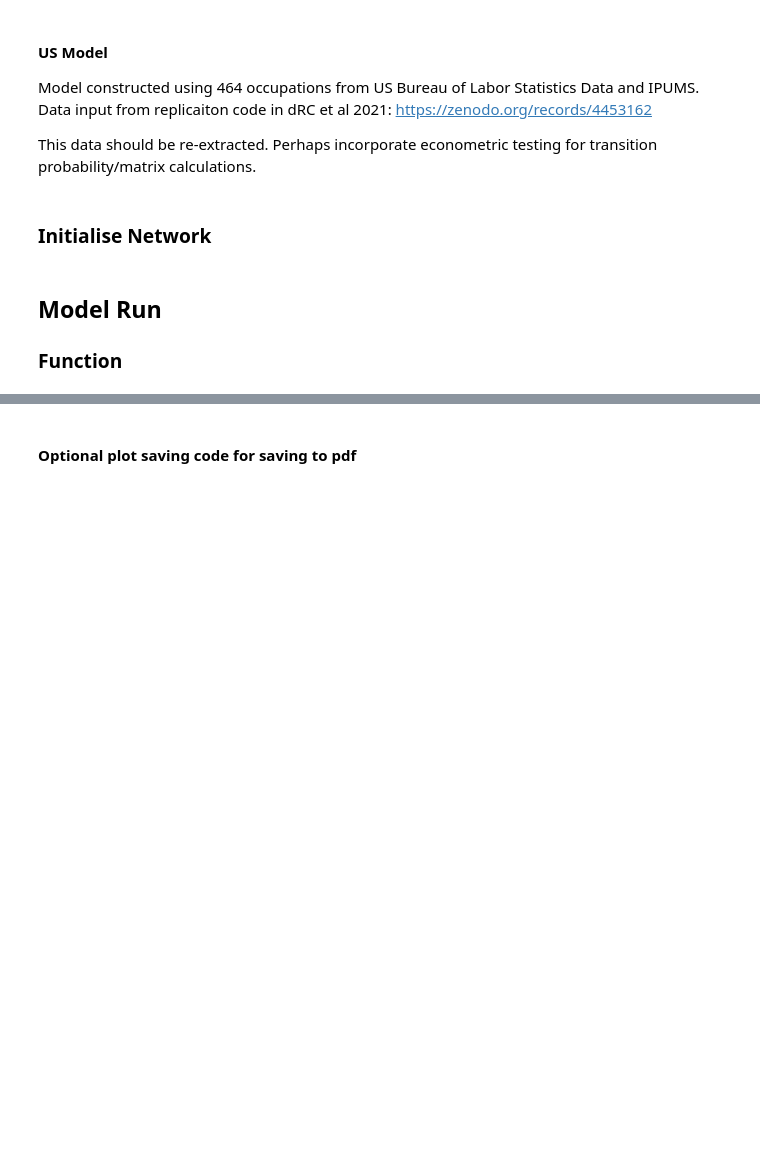
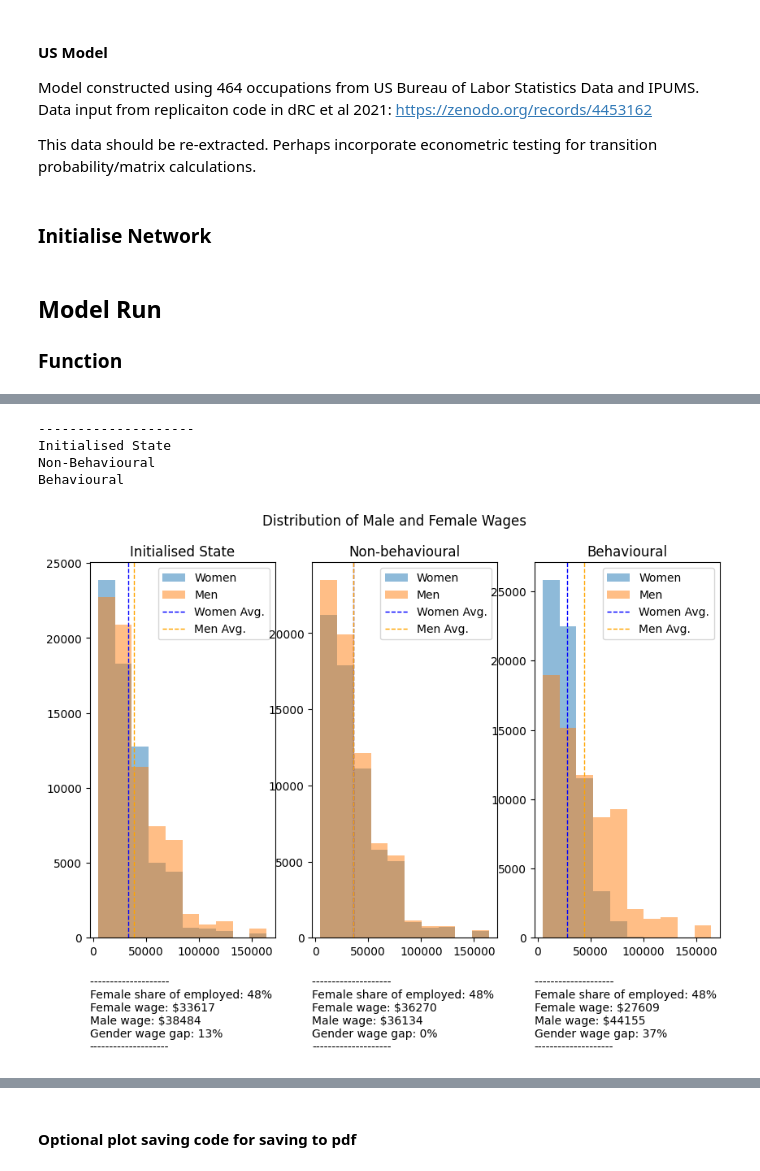
Before and after one commit to ebbam/transition_abm, a Jupyter notebook: code/usa_transition_abm_numpy.ipynb, the cells around one changed output, grey strips where cells are left out. Saved outputs shown, nothing was run; the diff lists cells and outputs as text; code cells hidden in the pictures; blank space fills up the shorter version.

Commit message:
USA transition with first attempt at gender gap and LTUER

```diff
--- a/code/usa_transition_abm_numpy.ipynb
+++ b/code/usa_transition_abm_numpy.ipynb
@@ -612,0 +544,56 @@ Gender wage gap:  37 %
+# %%
+# Confirm a wage gap in the init state and behavioural models! A little high in the behavioural model...and 0 in the non-behavioural....
+fig, ax = plt.subplots(1, 3, figsize=(10, 6))
+print("--------------------")
+for i, k in enumerate([net, net_nonbehav, net_behav]):
+    emp_counter = 0
+    women = 0
+    men = 0
+
+    w_wages = []
+    m_wages = []
+
+    w_wage = 0
+    m_wage = 0
+
+    for occ in k:
+        emp_counter += len(occ.list_of_employed)
+        women += len([wrkr for wrkr in occ.list_of_employed if wrkr.female])
+        men += len([wrkr for wrkr in occ.list_of_employed if not(wrkr.female)])
+        w_wages.extend([wrkr.wage for wrkr in occ.list_of_employed if wrkr.female])
+        m_wages.extend([wrkr.wage for wrkr in occ.list_of_employed if not(wrkr.female)])
+        w_wage += sum([wrkr.wage for wrkr in occ.list_of_employed if wrkr.female])
+        m_wage += sum([wrkr.wage for wrkr in occ.list_of_employed if not(wrkr.female)])
+
+
+    if k == net_nonbehav:
+        print("Non-Behavioural")
+    elif k == net_behav:
+        print("Behavioural")
+    elif k == net:
+        print("Initialised State")
+
+    t= "-------------------- \n" +"Female share of employed: " + str(round((women/emp_counter)*100)) + "% \n" + "Female wage: $" + str(round(w_wage/women)) + "\n" + "Male wage: $" + str(round(m_wage/men)) + "\n" + "Gender wage gap: " + str(round(100*(1 - (w_wage/women)/(m_wage/men)))) + "%" + "\n" + "--------------------"
+
+    n_bins = 10
+    women = np.array(w_wages)
+    men = np.array(m_wages)
+
+    # We can set the number of bins with the *bins* keyword argument.
+    ax[i].hist(women, bins=n_bins, alpha = 0.5, label = 'Women')
+    ax[i].hist(men, bins=n_bins, alpha = 0.5, label = 'Men')
+    ax[i].axvline(women.mean(), color='blue', linestyle='dashed', linewidth=1, label = 'Women Avg.')
+    ax[i].axvline(men.mean(), color='orange', linestyle='dashed', linewidth=1, label = 'Men Avg.')
+    ax[i].legend(loc='upper right')
+    ax[i].annotate(t, xy = (0, -0.3), xycoords='axes fraction')
+    ax[0].set_title('Initialised State')
+    ax[1].set_title('Non-behavioural')
+    ax[2].set_title('Behavioural')
+fig.suptitle('Distribution of Male and Female Wages')
+plt.show()
+# %% [output]
+--------------------
+Initialised State
+Non-Behavioural
+Behavioural
+[figure, added]
```
Also changed, not shown: parts of 27 cells of this notebook, 1 other file.
